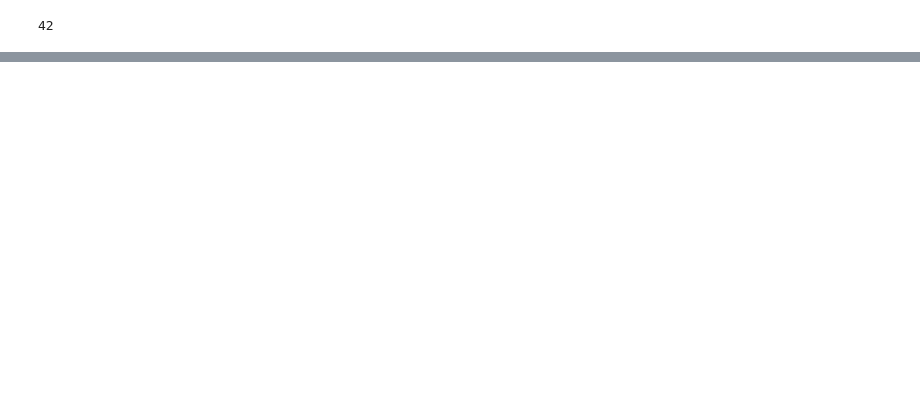
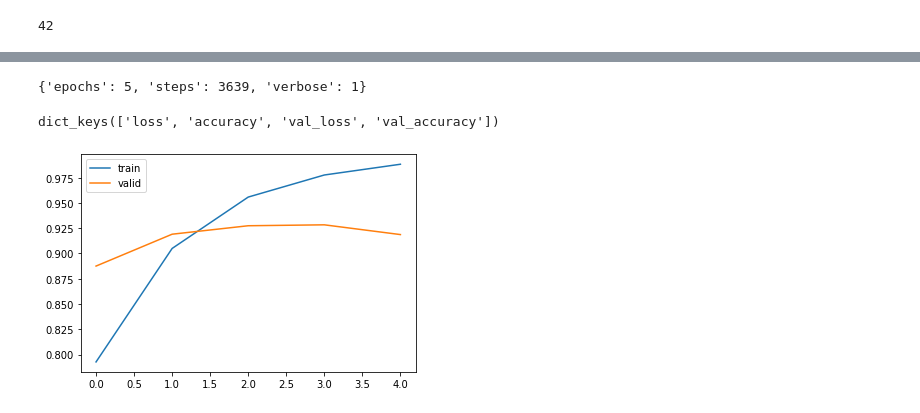
Before and after one commit to afs-chowdhury/nlp_rnn, a Jupyter notebook: bangla_news_classification.ipynb, the cells around one changed output, grey strips where cells are left out. Saved outputs shown, nothing was run; the diff lists cells and outputs as text; code cells hidden in the pictures; blank space fills up the shorter version.

Commit message:
train bangla news classification

```diff
--- a/bangla_news_classification.ipynb
+++ b/bangla_news_classification.ipynb
@@ -491,3 +501,8 @@ Total params: 20,515,946
 Trainable params: 20,515,946
 Non-trainable params: 0
 _________________________________________________________________
+# %%
+from sklearn.model_selection import StratifiedShuffleSplit
+
+sss = StratifiedShuffleSplit(n_splits = 2, test_size=0.3, random_state=42)
+sss.get_n_splits(X_pad, y_ohe)
@@ -493,0 +511,4 @@ _________________________________________________________________
+# %%
+for train_index, test_index in sss.split(X_pad, y_ohe):
+    X_train, X_test = X_pad[train_index], X_pad[test_index]
+    y_train, y_test = y_ohe[train_index], y_ohe[test_index]
@@ -493,0 +522,7 @@ _________________________________________________________________
+# %%
+bi_lstm_history = model.fit(X_train, y_train,
+                    epochs=5,
+                    verbose=1,
+                    validation_split=0.2,
+                    batch_size=64
+                   )
@@ -493,0 +540,17 @@ _________________________________________________________________
+# %%
+bi_lstm_history.params
+# %% [output]
+{'epochs': 5, 'steps': 3639, 'verbose': 1}
+# %%
+bi_lstm_history.history.keys()
+# %% [output]
+dict_keys(['loss', 'accuracy', 'val_loss', 'val_accuracy'])
+# %%
+import matplotlib.pyplot as plt
+
+plt.plot(bi_lstm_history.history['accuracy'])
+plt.plot(bi_lstm_history.history['val_accuracy'])
+plt.legend(['train', 'valid'])
+plt.show()
+# %% [output]
+[figure, added]
```
Also changed, not shown: parts of 15 cells of this notebook.
